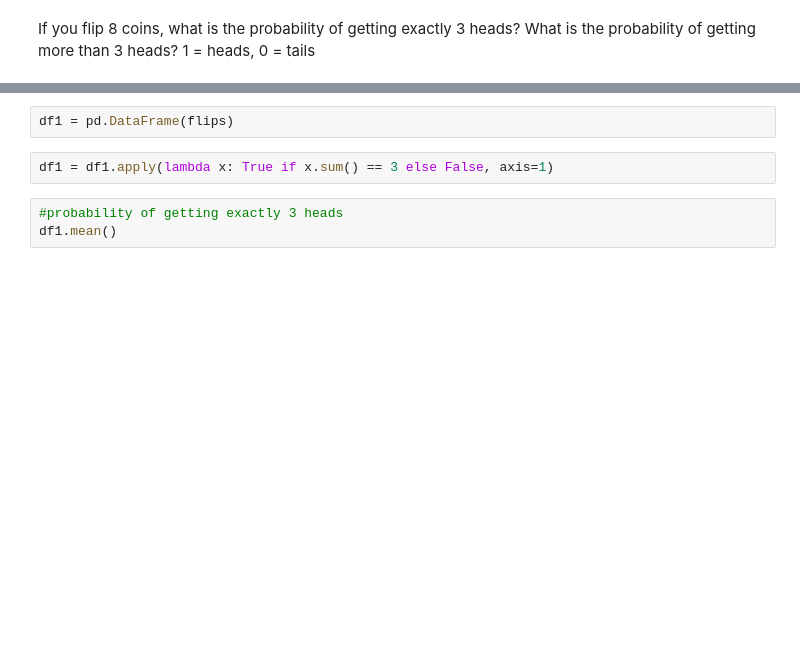
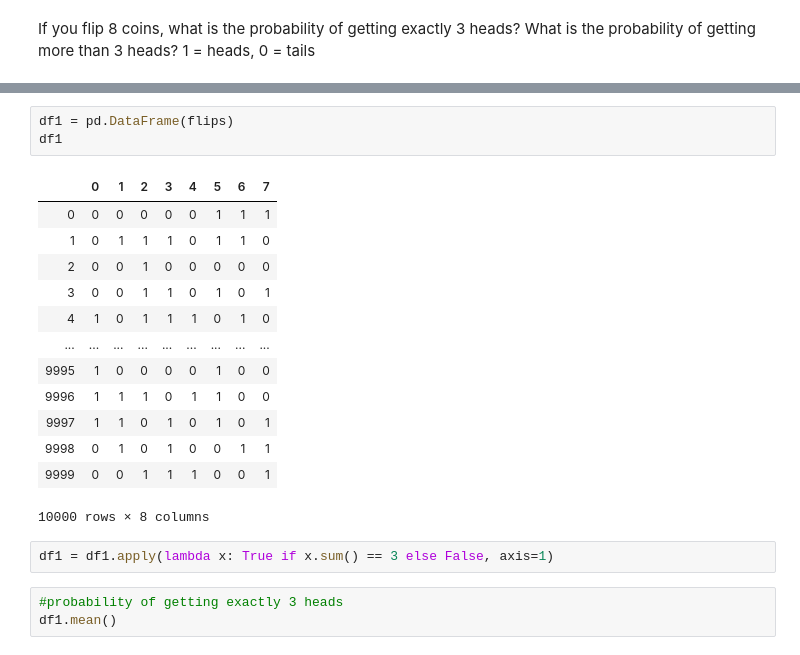
Before and after one commit to ravinder79/statistics-exercises, a Jupyter notebook: simulation.ipynb, the cells around one changed output, grey strips where cells are left out. Saved outputs shown, nothing was run; the diff lists cells and outputs as text; blank space fills up the shorter version.

```diff
--- a/simulation.ipynb
+++ b/simulation.ipynb
@@ -56,5 +56,20 @@ array([[1, 1, 1, ..., 0, 1, 0],
 # %%
 df1 = pd.DataFrame(flips)
+df1
+# %% [output]
+|  | 0 | 1 | 2 | 3 | 4 | 5 | 6 | 7 |
+| 0 | 0 | 0 | 0 | 0 | 0 | 1 | 1 | 1 |
+| 1 | 0 | 1 | 1 | 1 | 0 | 1 | 1 | 0 |
+| 2 | 0 | 0 | 1 | 0 | 0 | 0 | 0 | 0 |
+| 3 | 0 | 0 | 1 | 1 | 0 | 1 | 0 | 1 |
+| 4 | 1 | 0 | 1 | 1 | 1 | 0 | 1 | 0 |
+| ... | ... | ... | ... | ... | ... | ... | ... | ... |
+| 9995 | 1 | 0 | 0 | 0 | 0 | 1 | 0 | 0 |
+| 9996 | 1 | 1 | 1 | 0 | 1 | 1 | 0 | 0 |
+| 9997 | 1 | 1 | 0 | 1 | 0 | 1 | 0 | 1 |
+| 9998 | 0 | 1 | 0 | 1 | 0 | 0 | 1 | 1 |
+| 9999 | 0 | 0 | 1 | 1 | 1 | 0 | 0 | 1 |
+10000 rows × 8 columns
 # %%
 df1 = df1.apply(lambda x: True if x.sum() == 3 else False, axis=1)
 # %%
```
Also changed, not shown: parts of 13 cells of this notebook.
